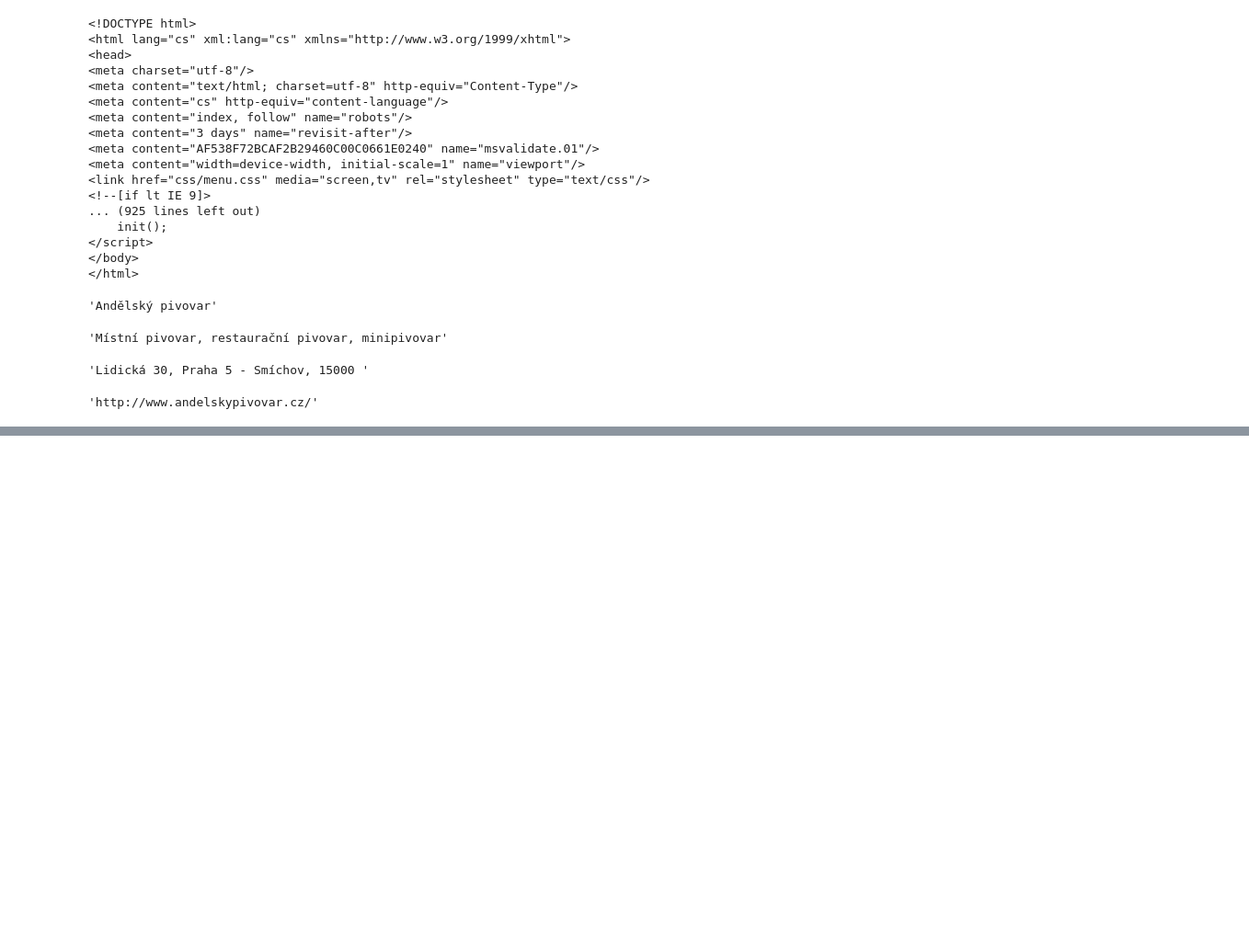
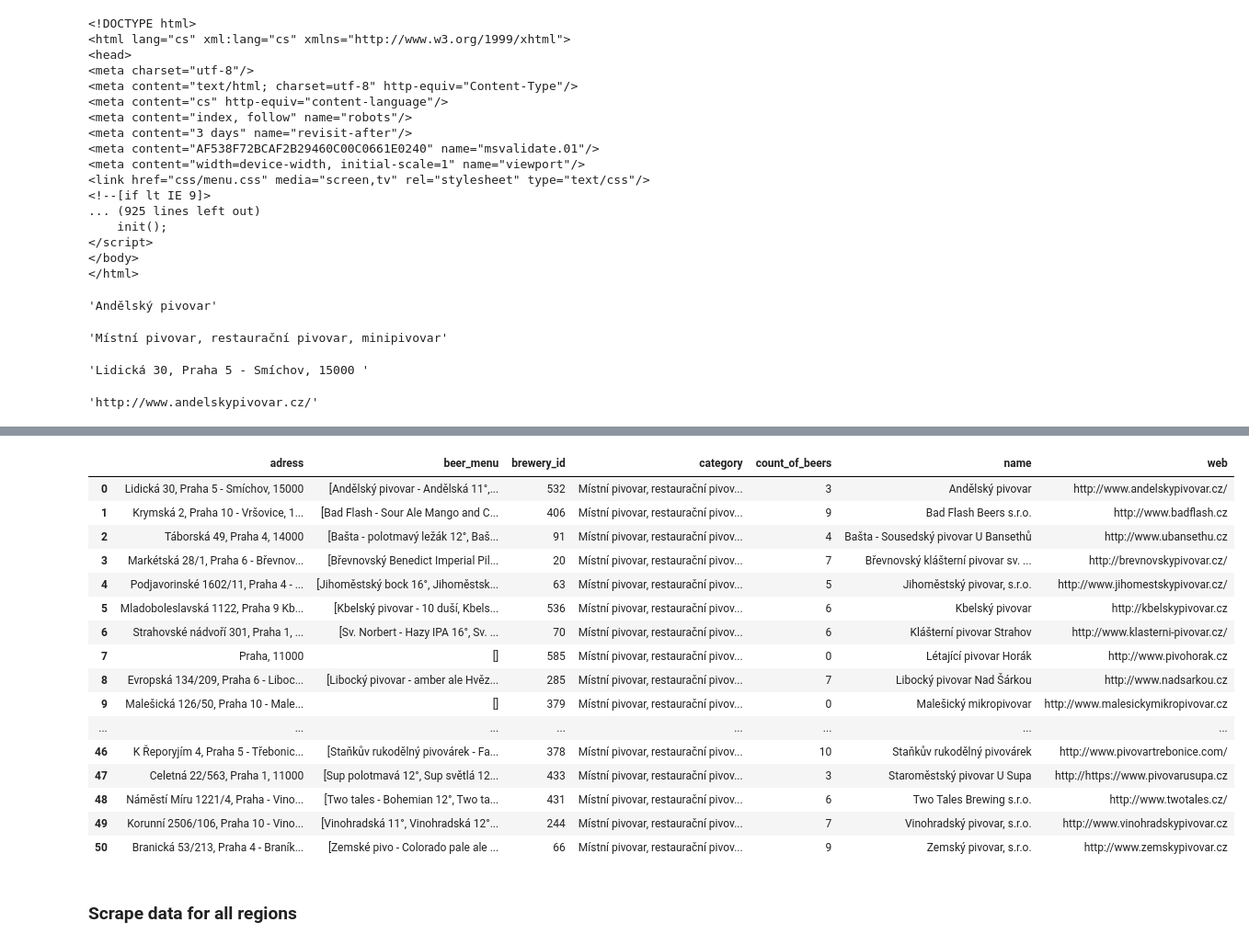
Before and after one commit to pavelfuchs95/test_december, a Jupyter notebook: Scrapping.ipynb, the cells around one changed output, grey strips where cells are left out. Shown: that part at 92% size. Cells and saved outputs as stored; diff of their text form; code cells hidden in the pictures; blank space fills up the shorter version.

Commit message:
Version of scrapping with table

```diff
--- a/Scrapping.ipynb
+++ b/Scrapping.ipynb
@@ -255,0 +299,23 @@ beer_menu
+# %%
+breweries_dataframe = pd.DataFrame(breweries_praha_dictionary)
+breweries_dataframe
+# %% [output]
+|  | adress | beer_menu | brewery_id | category | count_of_beers | name | web |
+| 0 | Lidická 30, Praha 5 - Smíchov, 15000 | [Andělský pivovar - Andělská 11°,... | 532 | Místní pivovar, restaurační pivov... | 3 | Andělský pivovar | http://www.andelskypivovar.cz/ |
+| 1 | Krymská 2, Praha 10 - Vršovice, 1... | [Bad Flash - Sour Ale Mango and C... | 406 | Místní pivovar, restaurační pivov... | 9 | Bad Flash Beers s.r.o. | http://www.badflash.cz |
+| 2 | Táborská 49, Praha 4, 14000 | [Bašta - polotmavý ležák 12°, Baš... | 91 | Místní pivovar, restaurační pivov... | 4 | Bašta - Sousedský pivovar U Bansethů | http://www.ubansethu.cz |
+| 3 | Markétská 28/1, Praha 6 - Břevnov... | [Břevnovský Benedict Imperial Pil... | 20 | Místní pivovar, restaurační pivov... | 7 | Břevnovský klášterní pivovar sv. ... | http://brevnovskypivovar.cz/ |
+| 4 | Podjavorinské 1602/11, Praha 4 - ... | [Jihoměstský bock 16°, Jihoměstsk... | 63 | Místní pivovar, restaurační pivov... | 5 | Jihoměstský pivovar, s.r.o. | http://www.jihomestskypivovar.cz/ |
+| 5 | Mladoboleslavská 1122, Praha 9 Kb... | [Kbelský pivovar - 10 duší, Kbels... | 536 | Místní pivovar, restaurační pivov... | 6 | Kbelský pivovar | http://kbelskypivovar.cz |
+| 6 | Strahovské nádvoří 301, Praha 1, ... | [Sv. Norbert - Hazy IPA 16°, Sv. ... | 70 | Místní pivovar, restaurační pivov... | 6 | Klášterní pivovar Strahov | http://www.klasterni-pivovar.cz/ |
+| 7 | Praha, 11000 | [] | 585 | Místní pivovar, restaurační pivov... | 0 | Létající pivovar Horák | http://www.pivohorak.cz |
+| 8 | Evropská 134/209, Praha 6 - Liboc... | [Libocký pivovar - amber ale Hvěz... | 285 | Místní pivovar, restaurační pivov... | 7 | Libocký pivovar Nad Šárkou | http://www.nadsarkou.cz |
+| 9 | Malešická 126/50, Praha 10 - Male... | [] | 379 | Místní pivovar, restaurační pivov... | 0 | Malešický mikropivovar | http://www.malesickymikropivovar.cz |
+| ... | ... | ... | ... | ... | ... | ... | ... |
+| 46 | K Řeporyjím 4, Praha 5 - Třebonic... | [Staňkův rukodělný pivovárek - Fa... | 378 | Místní pivovar, restaurační pivov... | 10 | Staňkův rukodělný pivovárek | http://www.pivovartrebonice.com/ |
+| 47 | Celetná 22/563, Praha 1, 11000 | [Sup polotmavá 12°, Sup světlá 12... | 433 | Místní pivovar, restaurační pivov... | 3 | Staroměstský pivovar U Supa | http://https://www.pivovarusupa.cz |
+| 48 | Náměstí Míru 1221/4, Praha - Vino... | [Two tales - Bohemian 12°, Two ta... | 431 | Místní pivovar, restaurační pivov... | 6 | Two Tales Brewing s.r.o. | http://www.twotales.cz/ |
+| 49 | Korunní 2506/106, Praha 10 - Vino... | [Vinohradská 11°, Vinohradská 12°... | 244 | Místní pivovar, restaurační pivov... | 7 | Vinohradský pivovar, s.r.o. | http://www.vinohradskypivovar.cz |
+| 50 | Branická 53/213, Praha 4 - Braník... | [Zemské pivo - Colorado pale ale ... | 66 | Místní pivovar, restaurační pivov... | 9 | Zemský pivovar, s.r.o. | http://www.zemskypivovar.cz |
+# %% [markdown]
+### Scrape data for all regions
```
Also changed, not shown: parts of 20 cells of this notebook.
